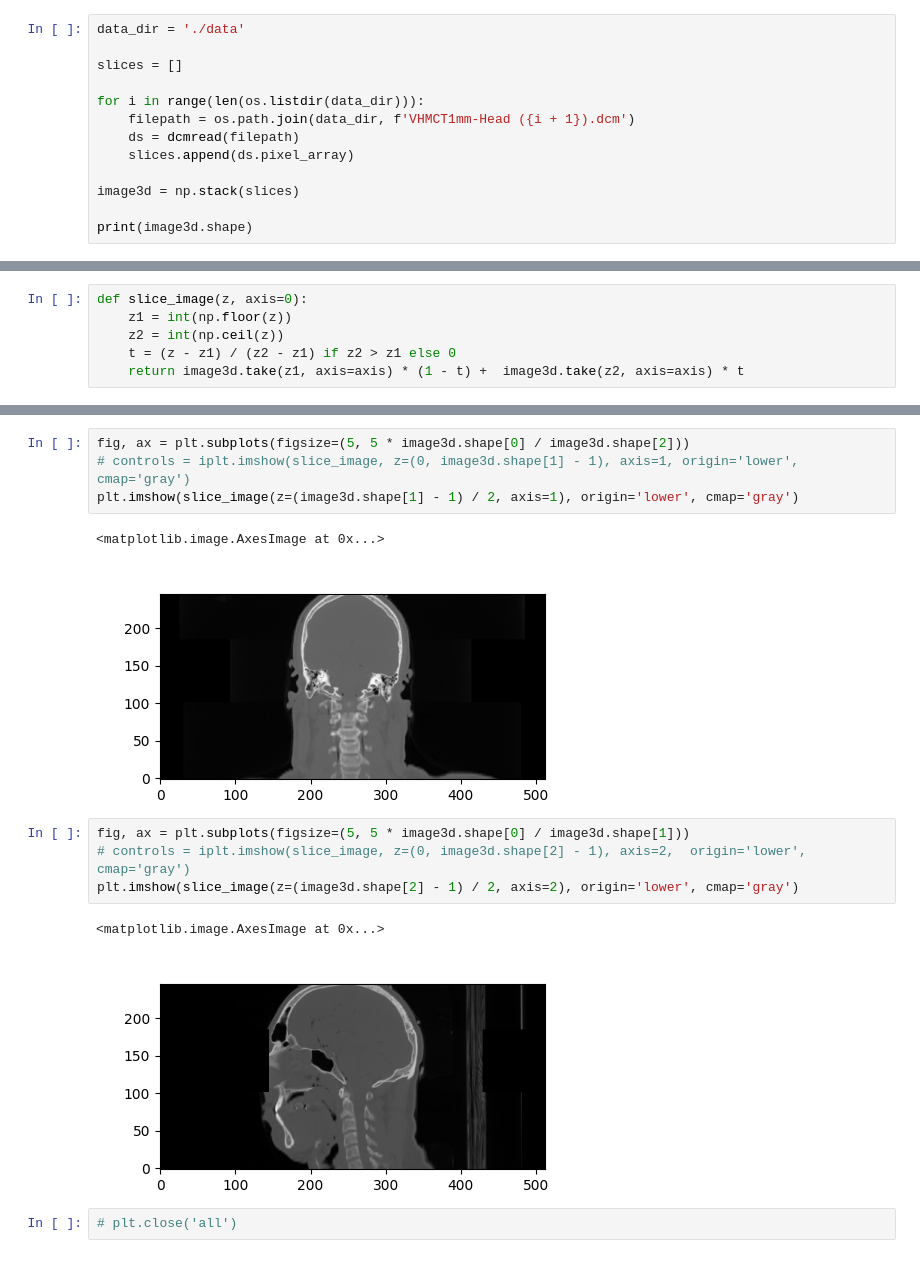
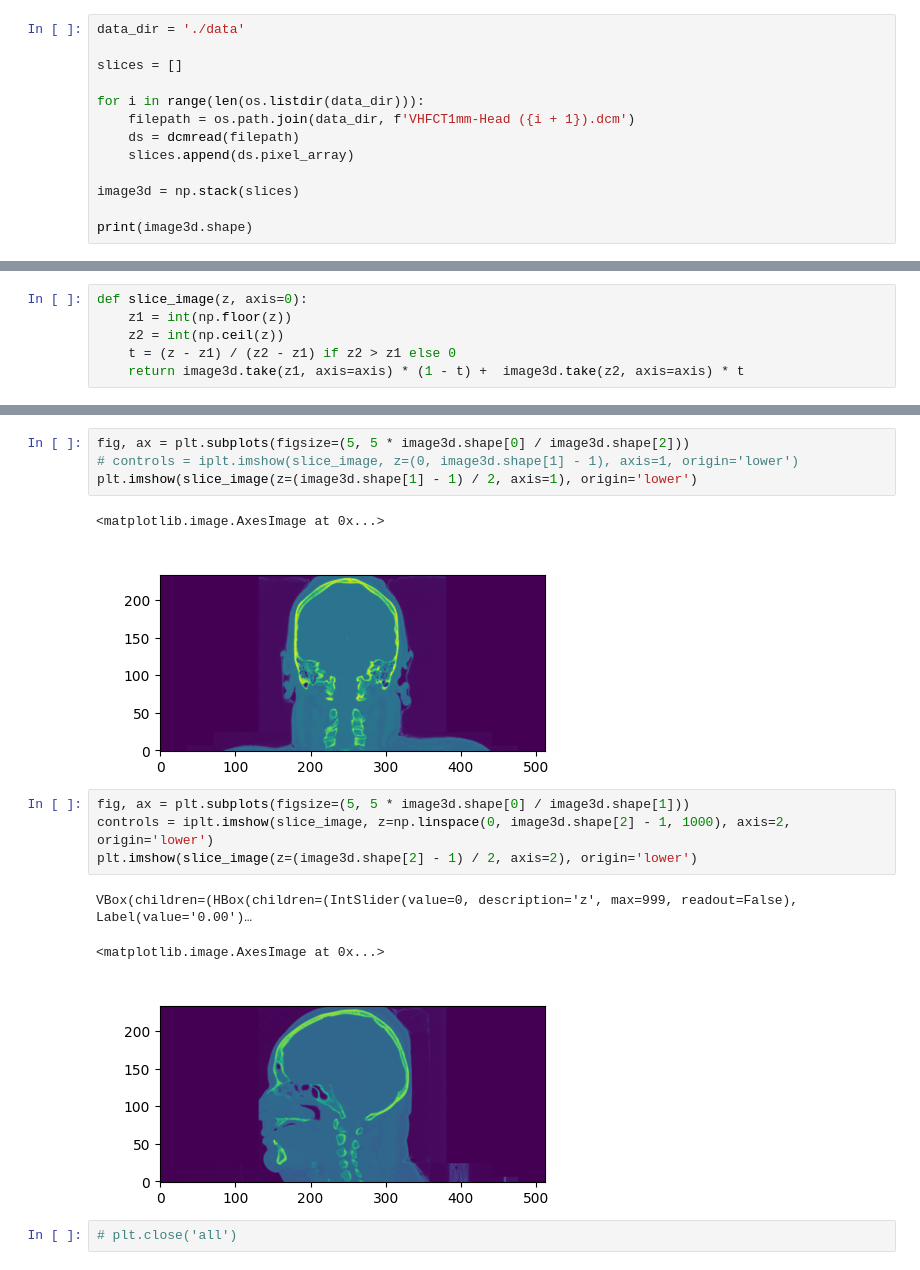
Before and after one commit to GalMunGral/visible-human-explore, a Jupyter notebook: DICOM.ipynb, the cells around one changed output, grey strips where cells are left out. Saved outputs shown, nothing was run; the diff lists cells and outputs as text.

```diff
--- a/DICOM.ipynb
+++ b/DICOM.ipynb
@@ -12,7 +12,7 @@ data_dir = './data'
 slices = []
 
 for i in range(len(os.listdir(data_dir))):
-    filepath = os.path.join(data_dir, f'VHMCT1mm-Head ({i + 1}).dcm')
+    filepath = os.path.join(data_dir, f'VHFCT1mm-Head ({i + 1}).dcm')
     ds = dcmread(filepath)
     slices.append(ds.pixel_array)
 
@@ -37,16 +37,17 @@ plt.imshow(slice_image(z=(image3d.shape[0] - 1) / 2, axis=0), origin='lower', cm
 # %%
 fig, ax = plt.subplots(figsize=(5, 5 * image3d.shape[0] / image3d.shape[2]))
-# controls = iplt.imshow(slice_image, z=(0, image3d.shape[1] - 1), axis=1, origin='lower', cmap='gray')
-plt.imshow(slice_image(z=(image3d.shape[1] - 1) / 2, axis=1), origin='lower', cmap='gray')
+# controls = iplt.imshow(slice_image, z=(0, image3d.shape[1] - 1), axis=1, origin='lower')
+plt.imshow(slice_image(z=(image3d.shape[1] - 1) / 2, axis=1), origin='lower')
 # %% [output]
 <matplotlib.image.AxesImage at 0x...>
-[figure, old version]
+[figure, new version]
 # %%
 fig, ax = plt.subplots(figsize=(5, 5 * image3d.shape[0] / image3d.shape[1]))
-# controls = iplt.imshow(slice_image, z=(0, image3d.shape[2] - 1), axis=2,  origin='lower', cmap='gray')
-plt.imshow(slice_image(z=(image3d.shape[2] - 1) / 2, axis=2), origin='lower', cmap='gray')
+controls = iplt.imshow(slice_image, z=np.linspace(0, image3d.shape[2] - 1, 1000), axis=2,  origin='lower')
+plt.imshow(slice_image(z=(image3d.shape[2] - 1) / 2, axis=2), origin='lower')
 # %% [output]
-<matplotlib.image.AxesImage at 0x...>
+VBox(children=(HBox(children=(IntSlider(value=0, description='z', max=999, readout=False), Label(value='0.00')…
+<matplotlib.image.AxesImage at 0x...>
-[figure, old version]
+[figure, new version]
 # %%
 # plt.close('all')
```
Also changed, not shown: parts of 2 cells of this notebook.
